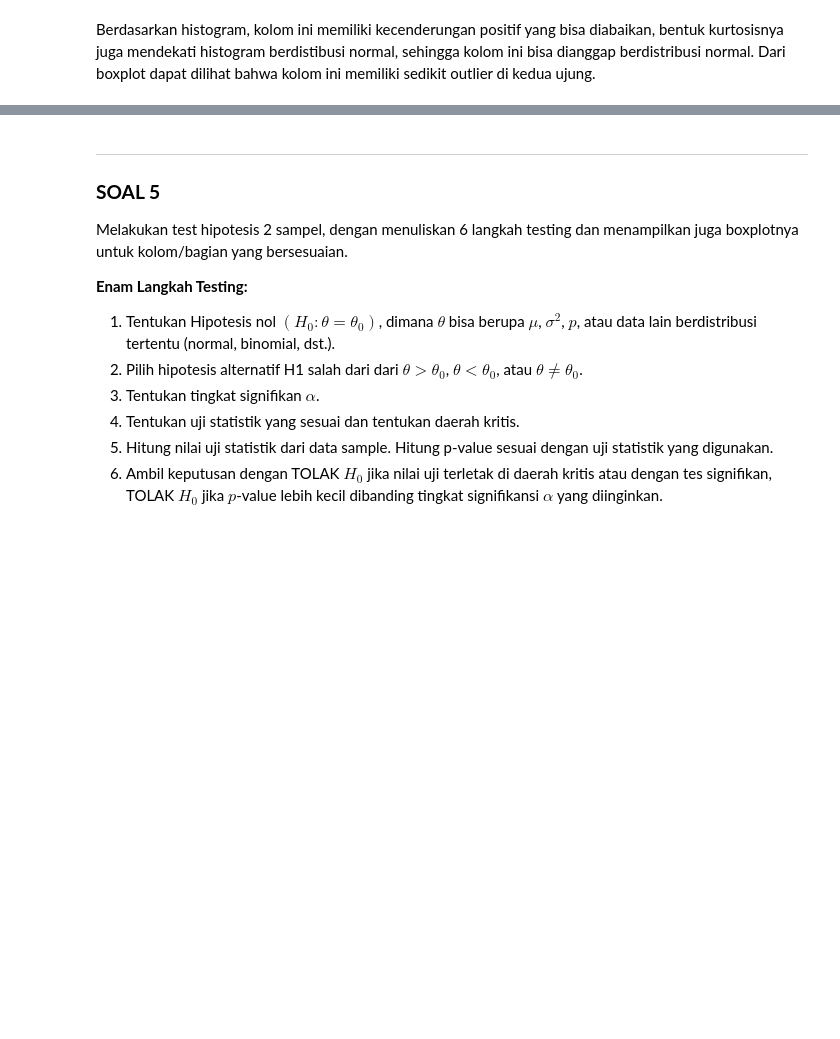
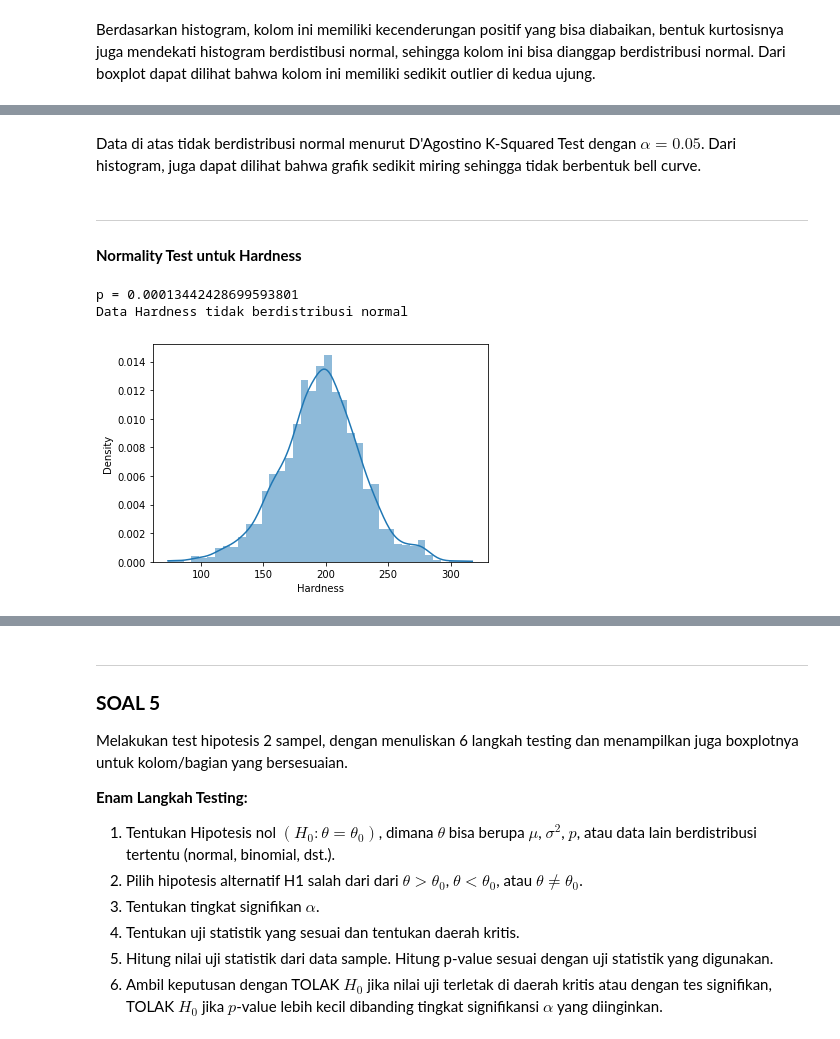
Before and after one commit to firizky29/probability-and-statistics-analysis, a Jupyter notebook: src/main.ipynb, the cells around one changed output, grey strips where cells are left out. Drawn from its saved outputs; the diff is of its cells as text; code cells hidden in the pictures; blank space fills up the shorter version.

```diff
--- a/src/main.ipynb
+++ b/src/main.ipynb
@@ -380,0 +408,11 @@ Berdasarkan histogram, kolom ini memiliki kecenderungan positif yang bisa diabai
+# %% [markdown]
+Data di atas tidak berdistribusi normal menurut D'Agostino K-Squared Test dengan $\alpha = 0.05$. Dari histogram, juga dapat dilihat bahwa grafik sedikit miring sehingga tidak berbentuk bell curve.
+# %% [markdown]
+***
+#### **Normality Test untuk Hardness**
+# %%
+normality_test('Hardness')
+# %% [output]
+p = 0.00013442428699593801
+Data Hardness tidak berdistribusi normal
+[figure, added]
```
Also changed, not shown: parts of 37 cells of this notebook.
